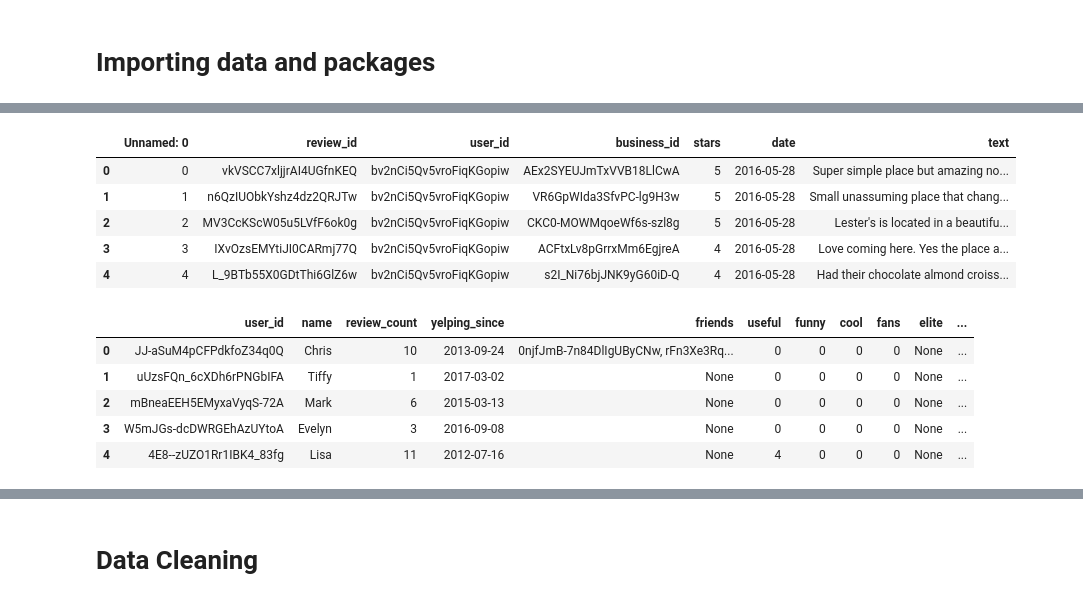
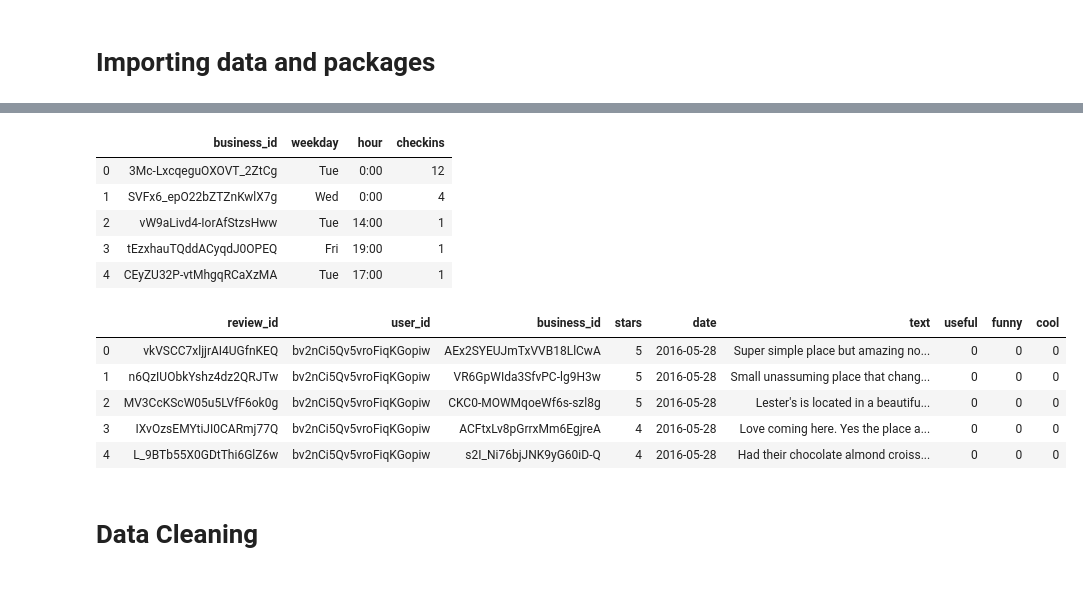
Before and after one commit to terrancexia/Yelp-Review-Sentiment-Analysis, a Jupyter notebook: Yelp Project.ipynb, the cells around one changed output, grey strips where cells are left out. Cells and saved outputs as stored; diff of their text form; code cells hidden in the pictures.

```diff
--- a/Yelp Project.ipynb
+++ b/Yelp Project.ipynb
@@ -66,9 +45,0 @@ business.head()
-# %%
-review1.head()
-# %% [output]
-|  | Unnamed: 0 | review_id | user_id | business_id | stars | date | text |
-| 0 | 0 | vkVSCC7xljjrAI4UGfnKEQ | bv2nCi5Qv5vroFiqKGopiw | AEx2SYEUJmTxVVB18LlCwA | 5 | 2016-05-28 | Super simple place but amazing no... |
-| 1 | 1 | n6QzIUObkYshz4dz2QRJTw | bv2nCi5Qv5vroFiqKGopiw | VR6GpWIda3SfvPC-lg9H3w | 5 | 2016-05-28 | Small unassuming place that chang... |
-| 2 | 2 | MV3CcKScW05u5LVfF6ok0g | bv2nCi5Qv5vroFiqKGopiw | CKC0-MOWMqoeWf6s-szl8g | 5 | 2016-05-28 | Lester's is located in a beautifu... |
-| 3 | 3 | IXvOzsEMYtiJI0CARmj77Q | bv2nCi5Qv5vroFiqKGopiw | ACFtxLv8pGrrxMm6EgjreA | 4 | 2016-05-28 | Love coming here. Yes the place a... |
-| 4 | 4 | L_9BTb55X0GDtThi6GlZ6w | bv2nCi5Qv5vroFiqKGopiw | s2I_Ni76bjJNK9yG60iD-Q | 4 | 2016-05-28 | Had their chocolate almond croiss... |
@@ -78,9 +46,5 @@ user = pd.read_csv('C:/Users/Terrance/Desktop/yelp/user.csv')
-# %%
-user.head()
-# %% [output]
-|  | user_id | name | review_count | yelping_since | friends | useful | funny | cool | fans | elite | ... |
-| 0 | JJ-aSuM4pCFPdkfoZ34q0Q | Chris | 10 | 2013-09-24 | 0njfJmB-7n84DlIgUByCNw, rFn3Xe3Rq... | 0 | 0 | 0 | 0 | None | ... |
-| 1 | uUzsFQn_6cXDh6rPNGbIFA | Tiffy | 1 | 2017-03-02 | None | 0 | 0 | 0 | 0 | None | ... |
-| 2 | mBneaEEH5EMyxaVyqS-72A | Mark | 6 | 2015-03-13 | None | 0 | 0 | 0 | 0 | None | ... |
-| 3 | W5mJGs-dcDWRGEhAzUYtoA | Evelyn | 3 | 2016-09-08 | None | 0 | 0 | 0 | 0 | None | ... |
-| 4 | 4E8--zUZO1Rr1IBK4_83fg | Lisa | 11 | 2012-07-16 | None | 4 | 0 | 0 | 0 | None | ... |
+# %%
+display(business.head())
+display(checkin.head())
+display(review.head())
+# %% [output]
@@ -87,3 +57,15 @@ user.head()
+|  | business_id | weekday | hour | checkins |
+| 0 | 3Mc-LxcqeguOXOVT_2ZtCg | Tue | 0:00 | 12 |
+| 1 | SVFx6_epO22bZTZnKwlX7g | Wed | 0:00 | 4 |
+| 2 | vW9aLivd4-IorAfStzsHww | Tue | 14:00 | 1 |
+| 3 | tEzxhauTQddACyqdJ0OPEQ | Fri | 19:00 | 1 |
+| 4 | CEyZU32P-vtMhgqRCaXzMA | Tue | 17:00 | 1 |
+|  | review_id | user_id | business_id | stars | date | text | useful | funny | cool |
+| 0 | vkVSCC7xljjrAI4UGfnKEQ | bv2nCi5Qv5vroFiqKGopiw | AEx2SYEUJmTxVVB18LlCwA | 5 | 2016-05-28 | Super simple place but amazing no... | 0 | 0 | 0 |
+| 1 | n6QzIUObkYshz4dz2QRJTw | bv2nCi5Qv5vroFiqKGopiw | VR6GpWIda3SfvPC-lg9H3w | 5 | 2016-05-28 | Small unassuming place that chang... | 0 | 0 | 0 |
+| 2 | MV3CcKScW05u5LVfF6ok0g | bv2nCi5Qv5vroFiqKGopiw | CKC0-MOWMqoeWf6s-szl8g | 5 | 2016-05-28 | Lester's is located in a beautifu... | 0 | 0 | 0 |
+| 3 | IXvOzsEMYtiJI0CARmj77Q | bv2nCi5Qv5vroFiqKGopiw | ACFtxLv8pGrrxMm6EgjreA | 4 | 2016-05-28 | Love coming here. Yes the place a... | 0 | 0 | 0 |
+| 4 | L_9BTb55X0GDtThi6GlZ6w | bv2nCi5Qv5vroFiqKGopiw | s2I_Ni76bjJNK9yG60iD-Q | 4 | 2016-05-28 | Had their chocolate almond croiss... | 0 | 0 | 0 |
 # %% [markdown]
 # Data Cleaning
 # %% [markdown]
```
Also changed, not shown: parts of 93 cells of this notebook.
